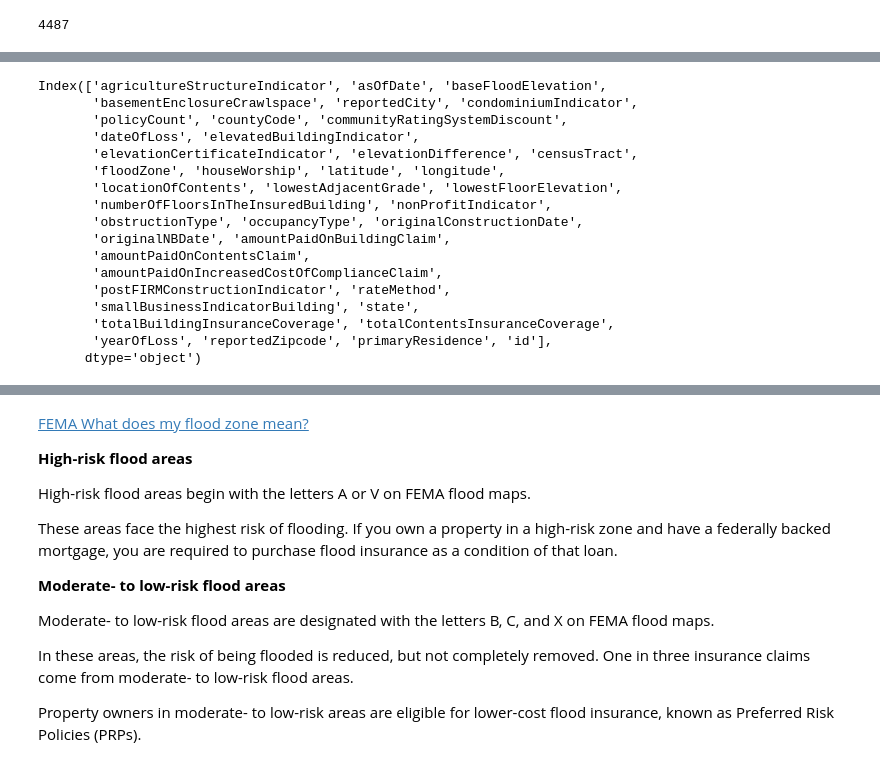
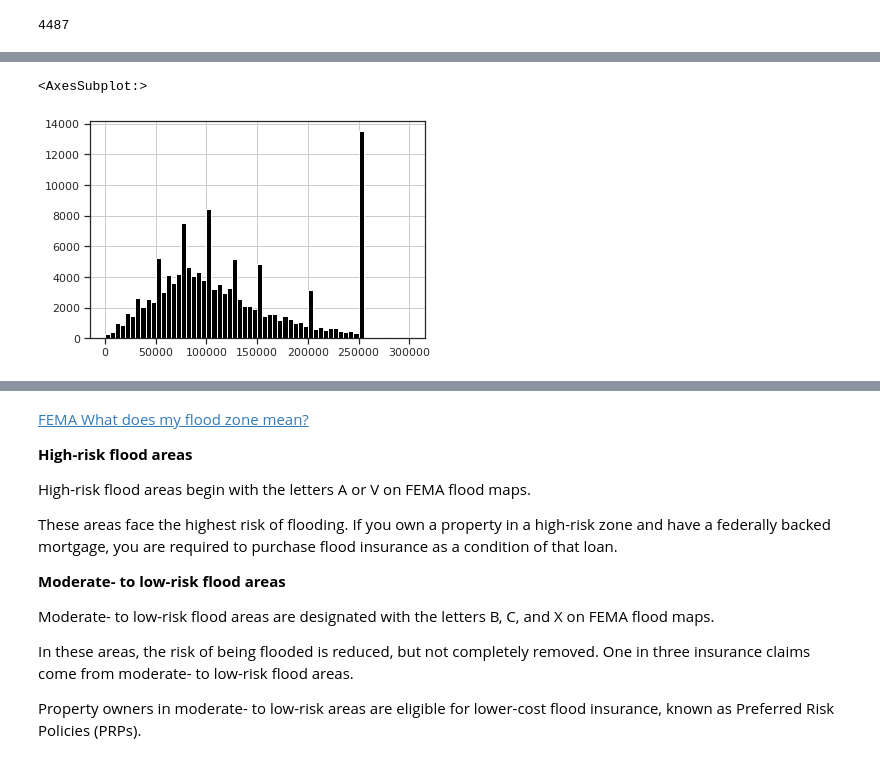
Before and after one commit to samroeslin/National-Flood-Insurance-Program, a Jupyter notebook: Flood_data_2005_event.ipynb, the cells around one changed output, grey strips where cells are left out. Cells and saved outputs as stored; diff of their text form; code cells hidden in the pictures.

```diff
--- a/Flood_data_2005_event.ipynb
+++ b/Flood_data_2005_event.ipynb
@@ -505,20 +536,6 @@ Name: totalBuildingInsuranceCoverage, Length: 3174, dtype: int64
-# %%
-df_Katrina.columns
-# %% [output]
-Index(['agricultureStructureIndicator', 'asOfDate', 'baseFloodElevation',
-       'basementEnclosureCrawlspace', 'reportedCity', 'condominiumIndicator',
-       'policyCount', 'countyCode', 'communityRatingSystemDiscount',
-       'dateOfLoss', 'elevatedBuildingIndicator',
-       'elevationCertificateIndicator', 'elevationDifference', 'censusTract',
-       'floodZone', 'houseWorship', 'latitude', 'longitude',
-       'locationOfContents', 'lowestAdjacentGrade', 'lowestFloorElevation',
-       'numberOfFloorsInTheInsuredBuilding', 'nonProfitIndicator',
-       'obstructionType', 'occupancyType', 'originalConstructionDate',
-       'originalNBDate', 'amountPaidOnBuildingClaim',
-       'amountPaidOnContentsClaim',
-       'amountPaidOnIncreasedCostOfComplianceClaim',
-       'postFIRMConstructionIndicator', 'rateMethod',
-       'smallBusinessIndicatorBuilding', 'state',
-       'totalBuildingInsuranceCoverage', 'totalContentsInsuranceCoverage',
-       'yearOfLoss', 'reportedZipcode', 'primaryResidence', 'id'],
-      dtype='object')
+# %%
+# Visualise distribution of insurance coverage up to US$300,000
+df_Katrina['totalBuildingInsuranceCoverage'].hist(bins=[0, 5000, 10000, 15000, 20000, 25000, 30000, 35000, 40000, 45000, 50000, 55000, 60000, 65000, 70000, 75000, 80000, 85000, 90000, 95000, 100000, 105000, 110000, 115000, 120000, 125000, 130000, 135000, 140000, 145000, 150000, 155000, 160000, 165000, 170000, 175000, 180000, 185000, 190000, 195000, 200000, 205000, 210000, 215000, 220000, 225000, 230000, 235000, 240000, 245000, 250000, 255000, 260000, 265000, 270000, 275000, 280000, 285000, 290000, 295000, 300000], facecolor='black')
+# %% [output]
+<AxesSubplot:>
+[figure, added]
```
Also changed, not shown: parts of 98 cells of this notebook.
